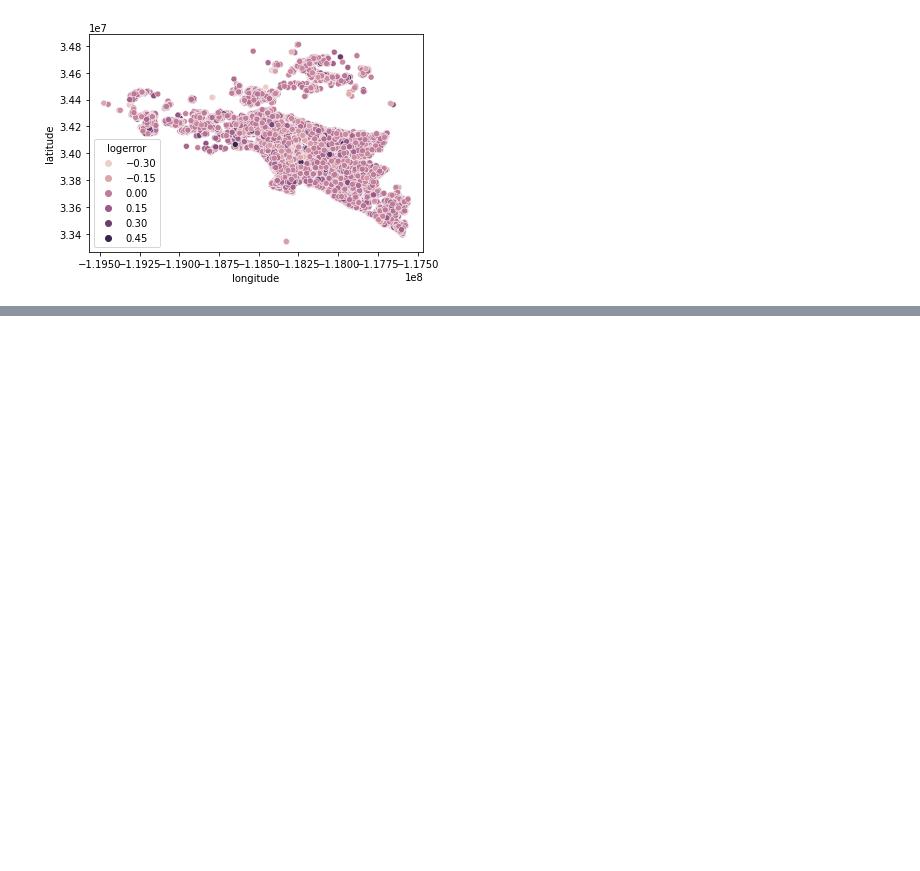
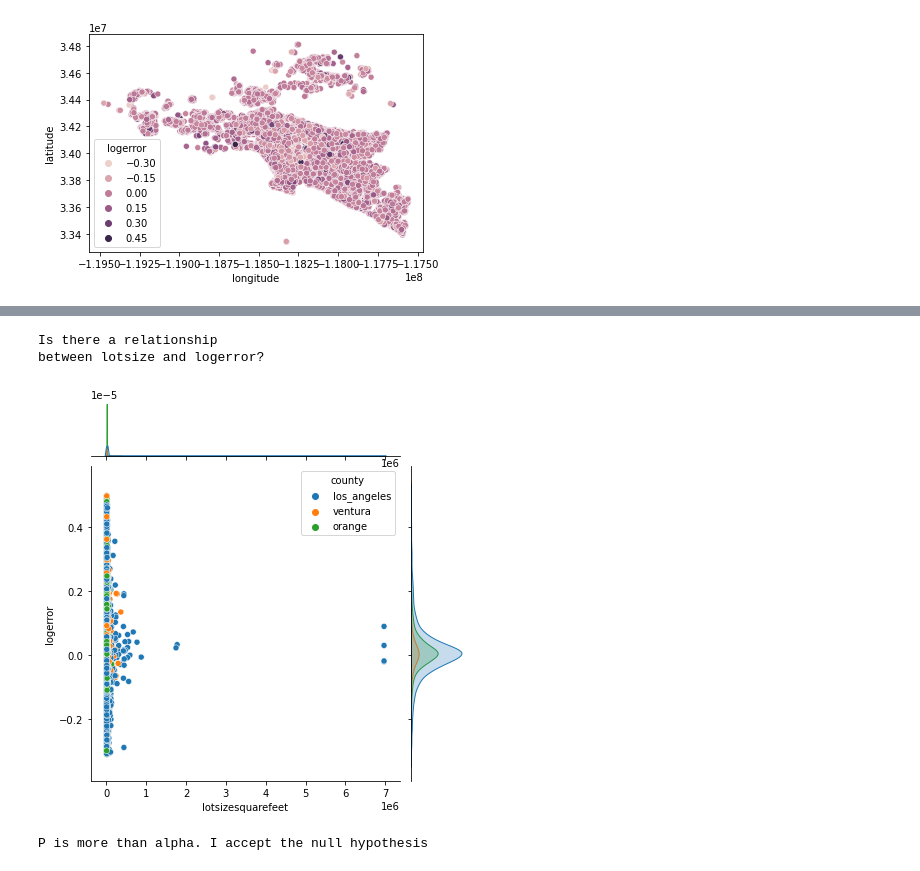
Before and after one commit to paigerackley/zillow-clustering-project, a Jupyter notebook: scratchpad.ipynb, the cells around one changed output, grey strips where cells are left out. Drawn from its saved outputs; the diff is of its cells as text; code cells hidden in the pictures; blank space fills up the shorter version.

```diff
--- a/scratchpad.ipynb
+++ b/scratchpad.ipynb
@@ -154,0 +172,20 @@ between bedroom count and logerror?
+# %%
+#creating a joinplot to see if any linear relationship (also adding in county)
+
+print("Is there a relationship\nbetween lotsize and logerror?")
+sns.jointplot(x="lotsizesquarefeet", y="logerror", data=train, hue = 'county')
+plt.xlabel("Lot Size")
+plt.ylabel("Logerror")
+plt.show()
+# %% [output]
+Is there a relationship
+between lotsize and logerror?
+[figure, added]
+# %%
+corr, p = stats.spearmanr(train.lotsizesquarefeet, train.logerror)
+
+if p < alpha:
+    print('\nP is less than alpha. We reject the null hypothesis.')
+else: print('\nP is more than alpha. I accept the null hypothesis')
+# %% [output]
+P is more than alpha. I accept the null hypothesis
```
Also changed, not shown: parts of 22 cells of this notebook, 2 other files.
